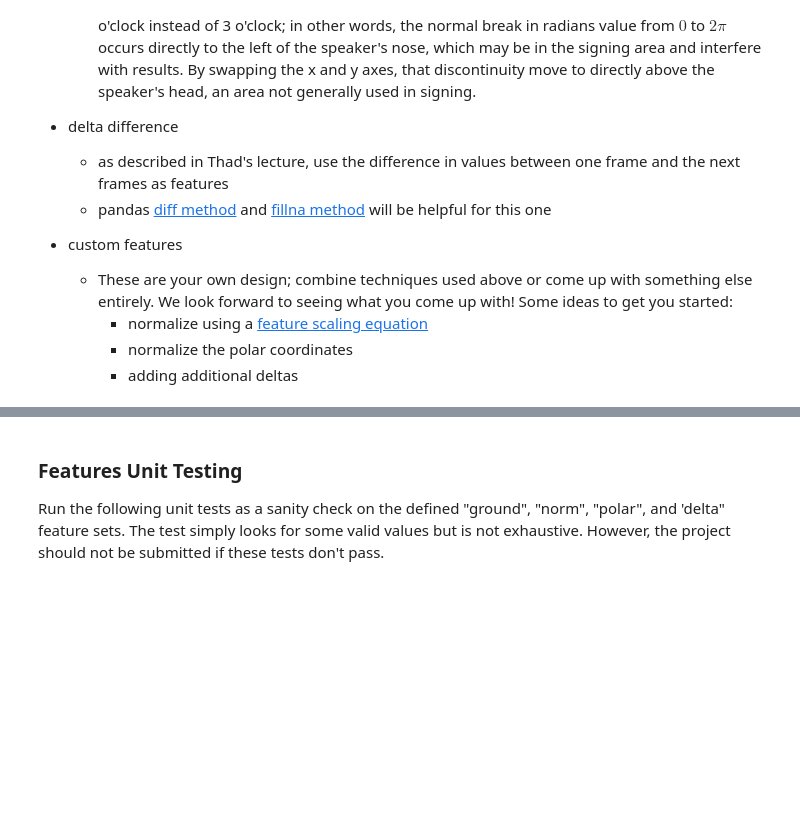
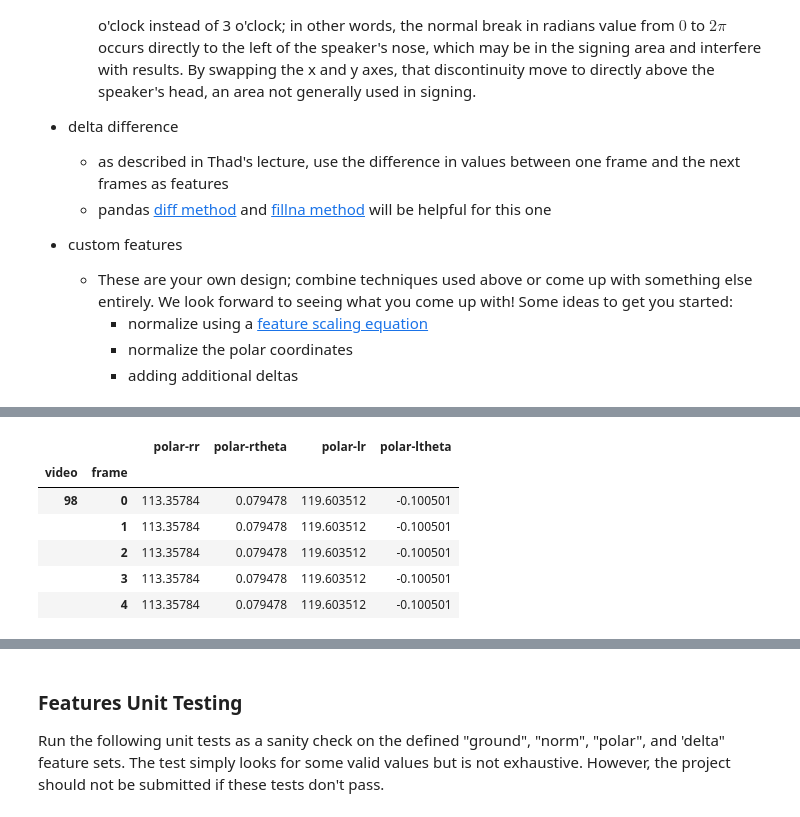
Before and after one commit to jpventura/AIND-Recognizer, a Jupyter notebook: asl_recognizer.ipynb, the cells around one changed output, grey strips where cells are left out. Cells and saved outputs as stored; diff of their text form; code cells hidden in the pictures; blank space fills up the shorter version.

```diff
--- a/asl_recognizer.ipynb
+++ b/asl_recognizer.ipynb
@@ -226 +276,38 @@ features_polar = ['polar-rr', 'polar-rtheta', 'polar-lr', 'polar-ltheta']
+# %%
+features_polar = ['polar-rr', 'polar-rtheta', 'polar-lr', 'polar-ltheta']
+
+def add_polar_radius(df):
+    """
+    Translate vectorial space to nose as origin and add to
+    data frame radial distance to the new origin
+    """
+
+    df['polar-lr'] = sqrt((df['left-x'] - df['nose-x'])**2 + (df['left-y'] - df['nose-y'])**2)
+    df['polar-rr'] = sqrt((df['right-x'] - df['nose-x'])**2 + (df['right-y'] - df['nose-y'])**2)
+
+    return df
+
+def add_polar_theta(df):
+    """
+    Translate vectorial space to nose as origin and add to
+    data frame radial theta relative to the new origin
+    """
+
+    df['polar-ltheta'] = np.arctan2(df['left-x'] - df['nose-x'], df['left-y'] - df['nose-y'])
+    df['polar-rtheta'] = np.arctan2(df['right-x'] - df['nose-x'], df['right-y'] - df['nose-y'])
+
+    return df
+
+# FIXME: Definitely really ugly :-\
+add_polar_radius(asl.df)
+add_polar_theta(asl.df)
+asl.df[features_polar].head(5)
+# %% [output]
+|  |  | polar-rr | polar-rtheta | polar-lr | polar-ltheta |
+| video | frame |  |  |  |  |
+| 98 | 0 | 113.35784 | 0.079478 | 119.603512 | -0.100501 |
+|  | 1 | 113.35784 | 0.079478 | 119.603512 | -0.100501 |
+|  | 2 | 113.35784 | 0.079478 | 119.603512 | -0.100501 |
+|  | 3 | 113.35784 | 0.079478 | 119.603512 | -0.100501 |
+|  | 4 | 113.35784 | 0.079478 | 119.603512 | -0.100501 |
 # %%
```
Also changed, not shown: parts of 19 cells of this notebook.
